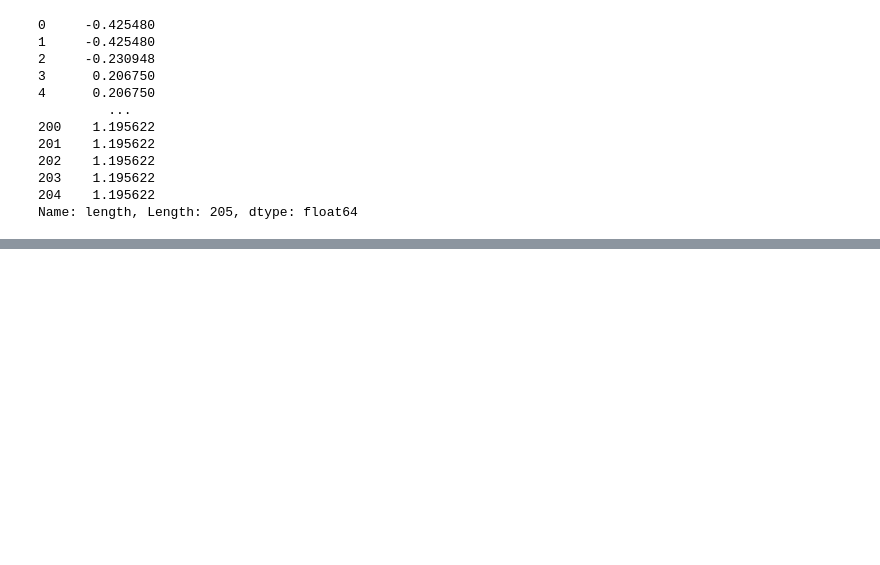
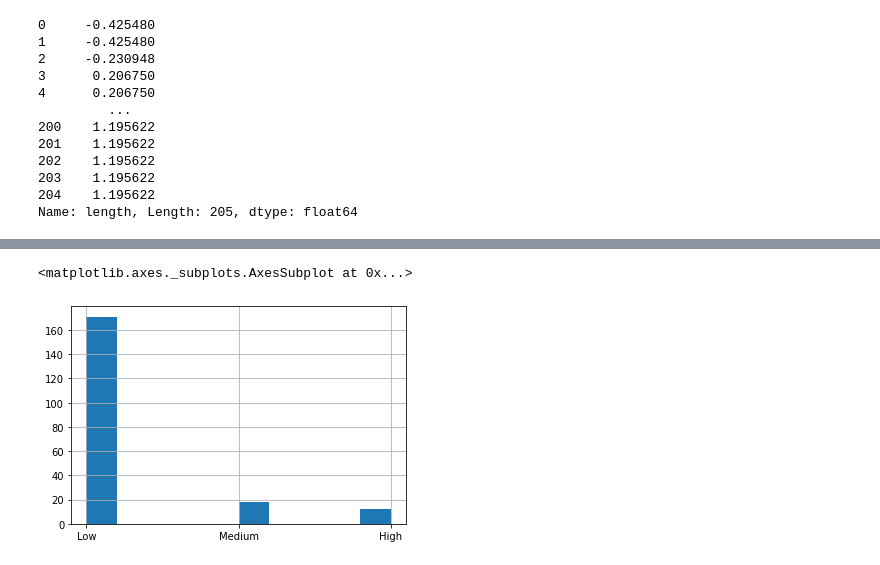
Before and after one commit to dilaraesmer/IBM-DA0101EN, a Jupyter notebook: Data_Analysis_with_Python.ipynb, the cells around one changed output, grey strips where cells are left out. Drawn from its saved outputs; the diff is of its cells as text; code cells hidden in the pictures; blank space fills up the shorter version.

```diff
--- a/Data_Analysis_with_Python.ipynb
+++ b/Data_Analysis_with_Python.ipynb
@@ -294,4 +294,4 @@ bins = np.linspace(min(df["price"]),max(df["price"]), 4)
 # %%
 group_names = ["Low", "Medium", "High"]
 # %%
-df["price-binned"] = pd.cut(df["price"], bins, labels = group_names, include)
+df["price-binned"] = pd.cut(df["price"], bins, labels = group_names, include_lowest=True)
@@ -297,0 +314,5 @@ df["price-binned"] = pd.cut(df["price"], bins, labels = group_names, include)
+# %%
+df["price-binned"].hist()
+# %% [output]
+<matplotlib.axes._subplots.AxesSubplot at 0x...>
+[figure, added]
```
Also changed, not shown: parts of 1 cell of this notebook.
